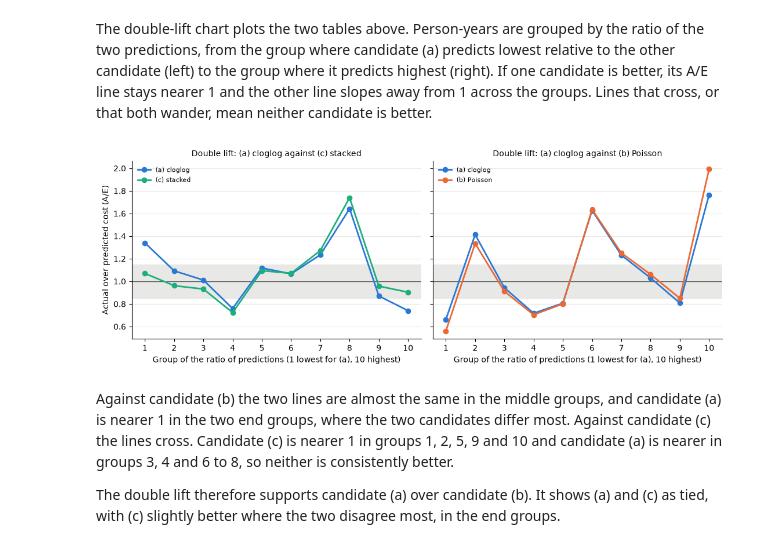
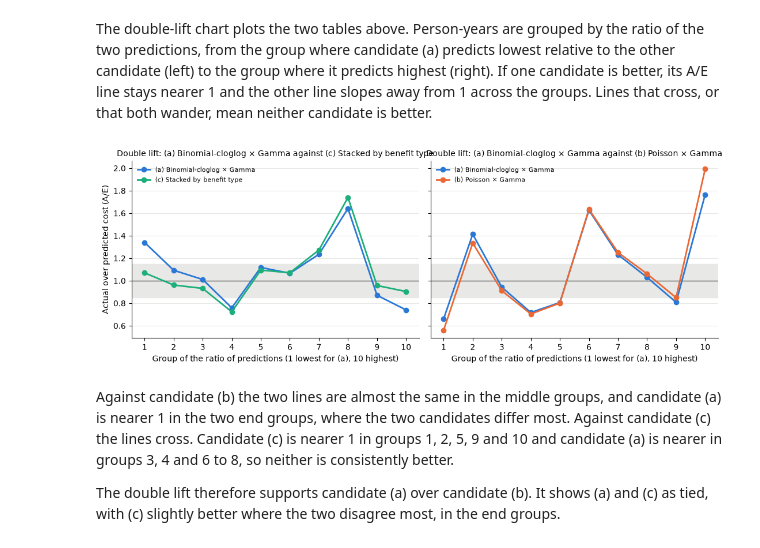
Before and after one commit to asudarmo/health-pricing-meps, a Jupyter notebook: notebooks/03_glm.ipynb, the cells around one changed output. Cells and saved outputs as stored; diff of their text form; code cells hidden in the pictures.

Commit message:
Add the model specifications, descriptive model names, deviance reductions and the tariff lift chart
Co-Authored-By: Claude Sonnet 5.5 <noreply@anthropic.com>

```diff
--- a/notebooks/03_glm.ipynb
+++ b/notebooks/03_glm.ipynb
@@ -1103,14 +1267,19 @@ model over- or under-predicts. The groups run from the lowest predicted cost on
 # %%
 import matplotlib.pyplot as plt
 
-colours = {"a": "#2a78d6", "b": "#eb6834", "c": "#1baf7a", "c_age_interaction": "#eda100"}
-styles = {"a": "-", "b": "-", "c": "-", "c_age_interaction": "--"}
-labels = {
-    "a": "(a) cloglog",
-    "b": "(b) Poisson",
-    "c": "(c) stacked",
-    "c_age_interaction": "(c) stacked, age interaction",
+colours = {
+    comparison.NAME_A: "#2a78d6",
+    comparison.NAME_B: "#eb6834",
+    comparison.NAME_C: "#1baf7a",
+    comparison.NAME_C_AGE: "#eda100",
 }
+styles = {
+    comparison.NAME_A: "-",
+    comparison.NAME_B: "-",
+    comparison.NAME_C: "-",
+    comparison.NAME_C_AGE: "--",
+}
+labels = {name: name for name in colours}
 
 lift = comparison.lift_comparison(prepared.test, candidates, "test")
 fig, ax = plt.subplots(figsize=(8, 4))
@@ -1223,46 +1392,46 @@ highest (right). If one candidate is better, its A/E line stays nearer 1 and the
 the groups. Lines that cross, or that both wander, mean neither candidate is better.
 # %%
 fig, axes = plt.subplots(1, 2, figsize=(11, 4), sharey=True)
-for ax, other in zip(axes, ("c", "b")):
+for ax, other in zip(axes, (comparison.NAME_C, comparison.NAME_B)):
     table = metrics.double_lift_table(
         prepared.test["cost"],
-        candidates["a"].test,
+        candidates[comparison.NAME_A].test,
         candidates[other].test,
         prepared.test["exposure"],
     )
     ax.axhspan(0.85, 1.15, color="#e8e8e6", zorder=0)
     ax.axhline(1.0, color="#52514e", linewidth=1)
     ax.plot(
         table["group"],
         table["a_e_a"],
-        color=colours["a"],
+        color=colours[comparison.NAME_A],
         marker="o",
         markersize=6,
         linewidth=2,
-        label=labels["a"],
+        label=labels[comparison.NAME_A],
     )
     ax.plot(
         table["group"],
         table["a_e_b"],
         color=colours[other],
         marker="o",
         markersize=6,
         linewidth=2,
         label=labels[other],
     )
     ax.set_xticks(range(1, 11))
-    ax.set_title(f"Double lift: {labels['a']} against {labels[other]}", fontsize=10)
+    ax.set_title(f"Double lift: {labels[comparison.NAME_A]} against {labels[other]}", fontsize=10)
     ax.set_xlabel("Group of the ratio of predictions (1 lowest for (a), 10 highest)")
     ax.legend(frameon=False, fontsize=8, loc="upper left")
     ax.grid(axis="y", color="#e8e8e6", linewidth=0.8)
     for side in ("top", "right"):
         ax.spines[side].set_visible(False)
 axes[0].set_ylabel("Actual over predicted cost (A/E)")
 plt.tight_layout()
 figures.save_figure(fig, "double_lift_candidates")
 plt.show()
 # %% [output]
-[figure, old version]
+[figure, new version]
 # %% [markdown]
 Against candidate (b) the two lines are almost the same in the middle groups, and candidate (a) is nearer 1 in the two
 end groups, where the two candidates differ most. Against candidate (c) the lines cross. Candidate (c) is nearer 1 in
```
Also changed, not shown: parts of 41 cells of this notebook, 21 other files.
